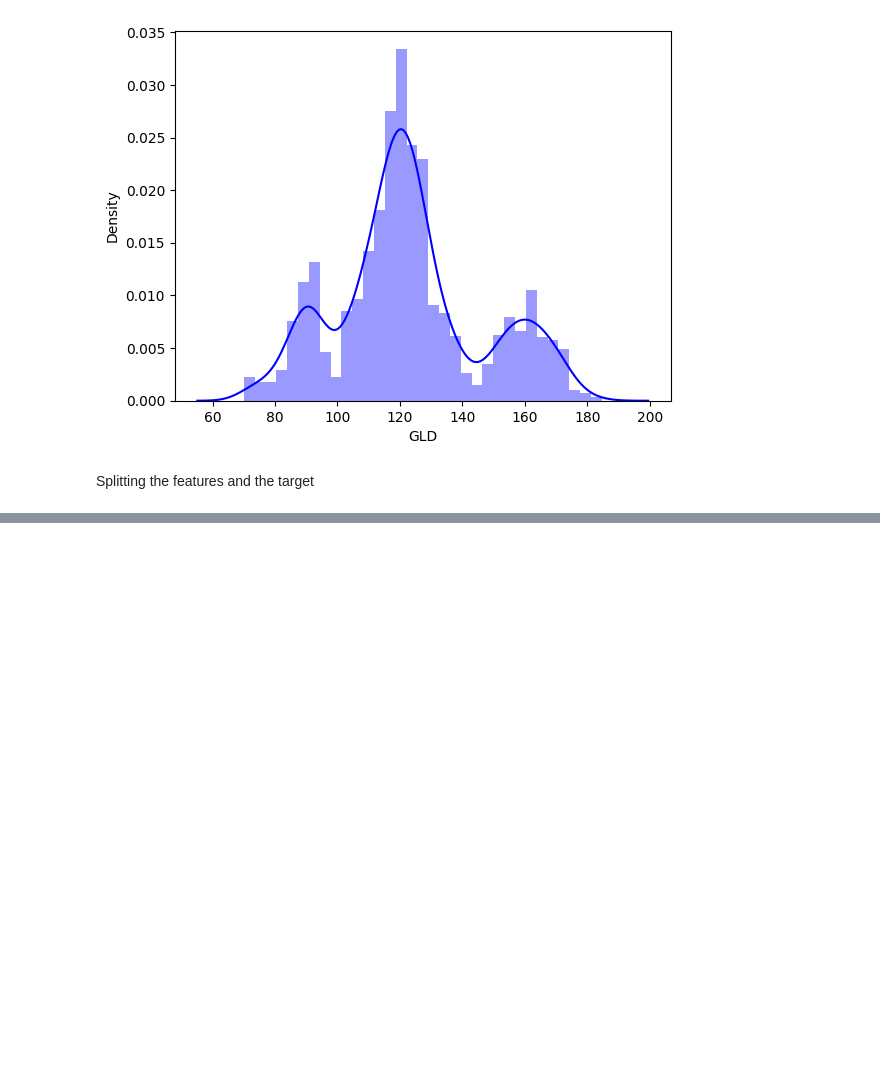
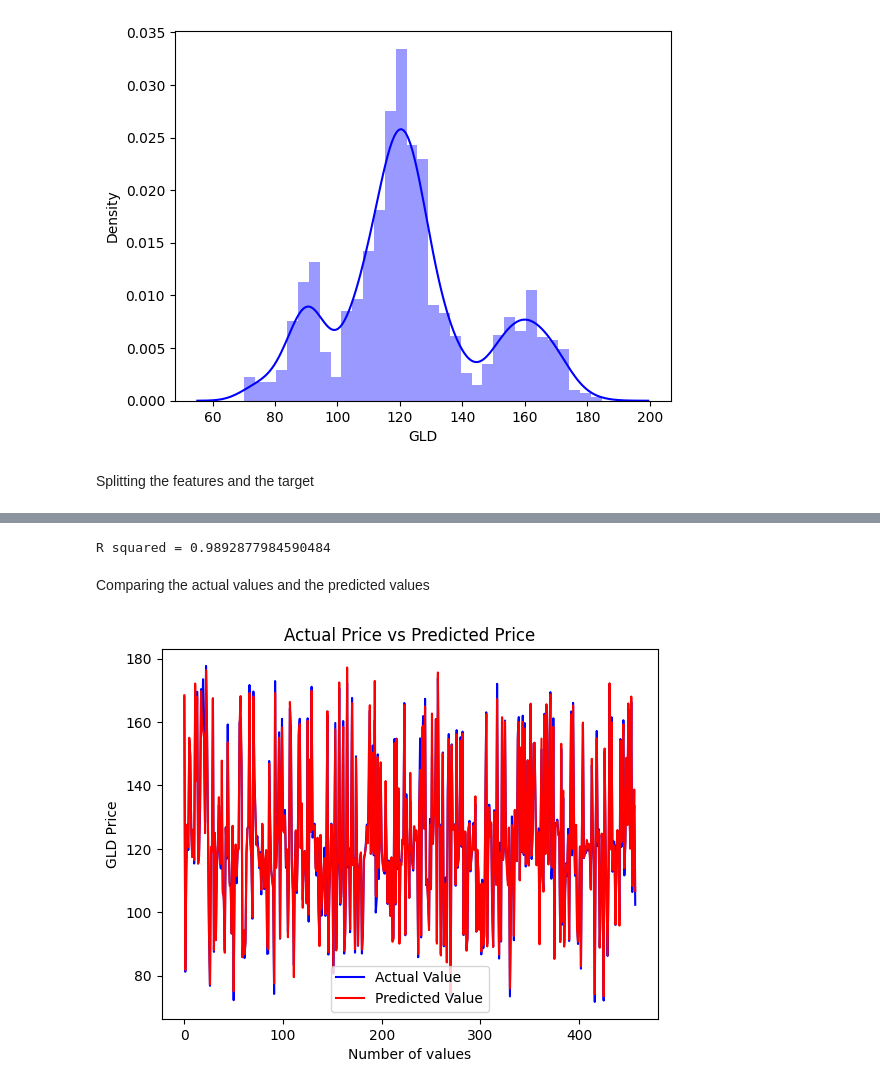
Before and after one commit to oduoranto/Machine-Learning, a Jupyter notebook: GoldPricePrediction.ipynb, the cells around one changed output, grey strips where cells are left out. Drawn from its saved outputs; the diff is of its cells as text; code cells hidden in the pictures; blank space fills up the shorter version.

```diff
--- a/GoldPricePrediction.ipynb
+++ b/GoldPricePrediction.ipynb
@@ -123,0 +145,5 @@ Y = gold_dataset['GLD']
+# %%
+regressor = RandomForestRegressor(n_estimators =100)
+# %%
+#Training the model
+regressor.fit(X_train, Y_train)
@@ -123,0 +154,4 @@ Y = gold_dataset['GLD']
+# %%
+#Prediction on test data
+test_data_prediction = regressor.predict(X_test)
+print(test_data_prediction)
@@ -123,0 +176,20 @@ Y = gold_dataset['GLD']
+# %%
+#R squared error
+error_score = metrics.r2_score(Y_test, test_data_prediction)
+print('R squared =', error_score)
+# %% [output]
+R squared = 0.9892877984590484
+# %% [markdown]
+Comparing the actual values and the predicted values
+# %%
+Y_test = list(Y_test)
+# %%
+plt.plot(Y_test, color='blue', label='Actual Value')
+plt.plot(test_data_prediction, color='red', label='Predicted Value')
+plt.title('Actual Price vs Predicted Price')
+plt.xlabel('Number of values')
+plt.ylabel('GLD Price')
+plt.legend()
+plt.show()
+# %% [output]
+[figure, added]
```
Also changed, not shown: parts of 7 cells of this notebook.
